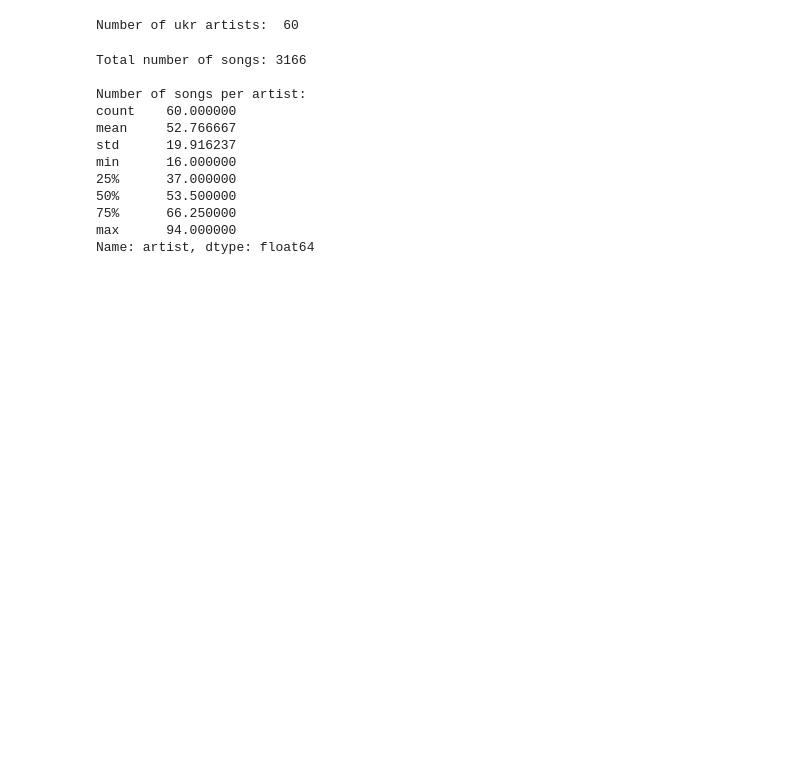
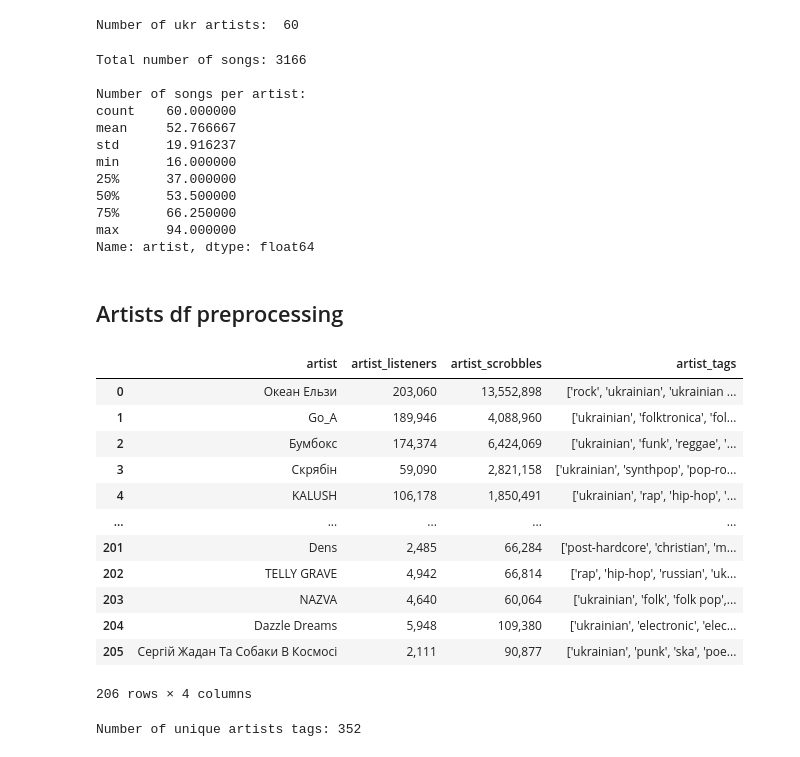
Before and after one commit to OlesiaOmelchuk/ukr_music_genre_map, a Jupyter notebook: data_preprocessing.ipynb, the cells around one changed output. Saved outputs shown, nothing was run; the diff lists cells and outputs as text; code cells hidden in the pictures; blank space fills up the shorter version.

Commit message:
added notebook with data basic statistics

```diff
--- a/data_preprocessing.ipynb
+++ b/data_preprocessing.ipynb
@@ -787,3 +787,25 @@ min      16.000000
 75%      66.250000
 max      94.000000
 Name: artist, dtype: float64
+# %% [markdown]
+## Artists df preprocessing
+# %%
+import pandas as pd
+import os
+
+artists_df = pd.read_csv(os.path.join("data", "artists_v1.csv"))
+artists_df
+# %% [output]
+|  | artist | artist_listeners | artist_scrobbles | artist_tags |
+| 0 | Океан Ельзи | 203,060 | 13,552,898 | ['rock', 'ukrainian', 'ukrainian ... |
+| 1 | Go_A | 189,946 | 4,088,960 | ['ukrainian', 'folktronica', 'fol... |
+| 2 | Бумбокс | 174,374 | 6,424,069 | ['ukrainian', 'funk', 'reggae', '... |
+| 3 | Скрябін | 59,090 | 2,821,158 | ['ukrainian', 'synthpop', 'pop-ro... |
+| 4 | KALUSH | 106,178 | 1,850,491 | ['ukrainian', 'rap', 'hip-hop', '... |
+| ... | ... | ... | ... | ... |
+| 201 | Dens | 2,485 | 66,284 | ['post-hardcore', 'christian', 'm... |
+| 202 | TELLY GRAVE | 4,942 | 66,814 | ['rap', 'hip-hop', 'russian', 'uk... |
+| 203 | NAZVA | 4,640 | 60,064 | ['ukrainian', 'folk', 'folk pop',... |
+| 204 | Dazzle Dreams | 5,948 | 109,380 | ['ukrainian', 'electronic', 'elec... |
+| 205 | Сергій Жадан Та Собаки В Космосі | 2,111 | 90,877 | ['ukrainian', 'punk', 'ska', 'poe... |
+206 rows × 4 columns
@@ -789,0 +817,9 @@ Name: artist, dtype: float64
+# %%
+unique_artist_tags = set()
+
+for tags in artists_df["artist_tags"].values:
+    unique_artist_tags = unique_artist_tags.union(set(tags))
+
+print("Number of unique artists tags:", len(unique_artist_tags))
+# %% [output]
+Number of unique artists tags: 352
```
Also changed, not shown: parts of 8 cells of this notebook, 2 other files.
